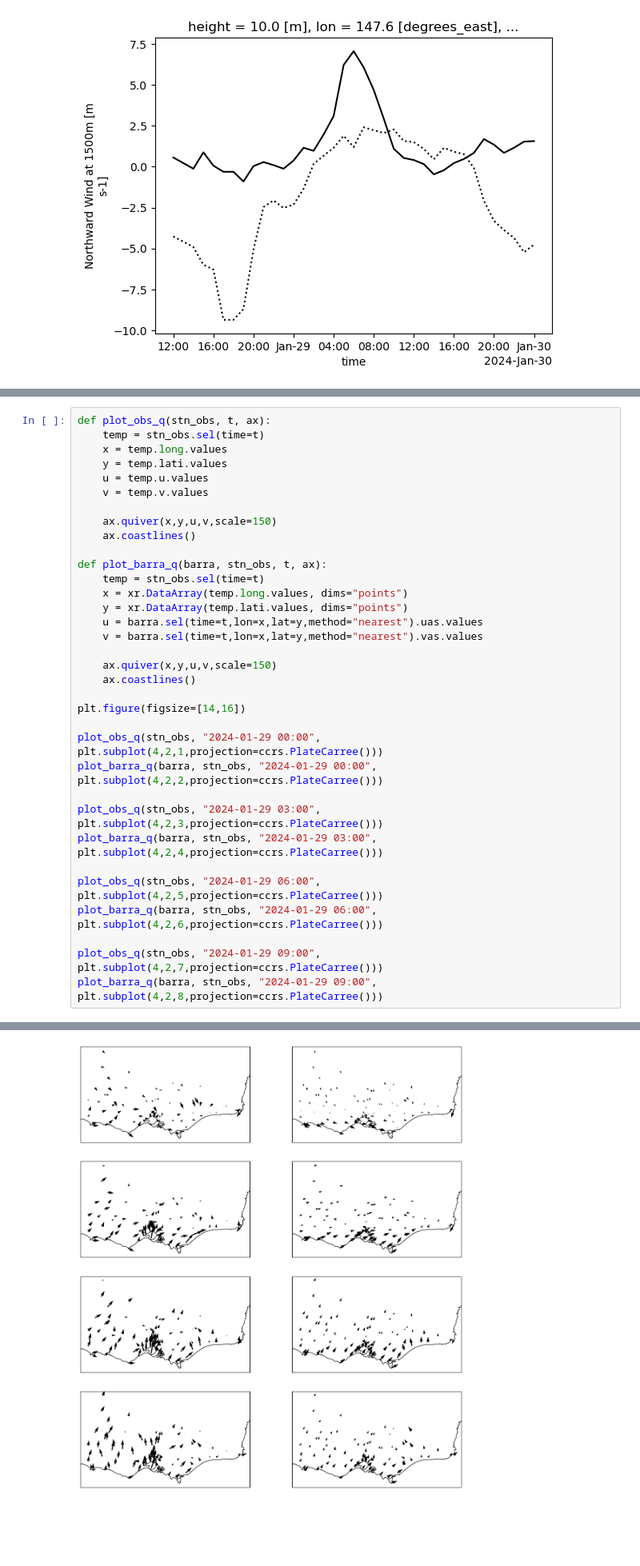
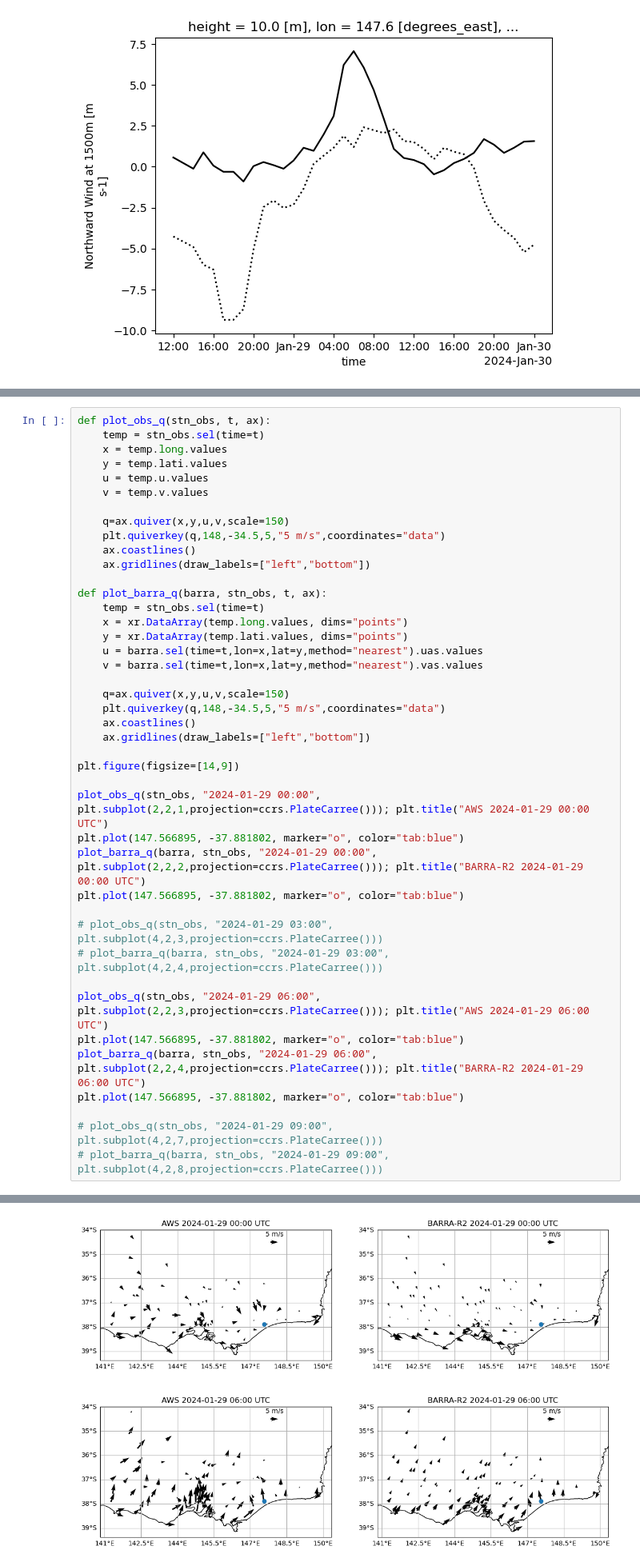
Before and after one commit to andrewbrown31/sea_breeze, a Jupyter notebook: obs_prelim.ipynb, the cells around one changed output, grey strips where cells are left out. Shown at 80% size. Drawn from its saved outputs; the diff is of its cells as text; blank space fills up the shorter version.

```diff
--- a/obs_prelim.ipynb
+++ b/obs_prelim.ipynb
@@ -189,8 +165,10 @@ def plot_obs_q(stn_obs, t, ax):
     u = temp.u.values
     v = temp.v.values
 
-    ax.quiver(x,y,u,v,scale=150)
+    q=ax.quiver(x,y,u,v,scale=150)
+    plt.quiverkey(q,148,-34.5,5,"5 m/s",coordinates="data")
     ax.coastlines()
+    ax.gridlines(draw_labels=["left","bottom"])
 
 def plot_barra_q(barra, stn_obs, t, ax):
     temp = stn_obs.sel(time=t)
@@ -199,20 +177,26 @@ def plot_barra_q(barra, stn_obs, t, ax):
     u = barra.sel(time=t,lon=x,lat=y,method="nearest").uas.values
     v = barra.sel(time=t,lon=x,lat=y,method="nearest").vas.values
 
-    ax.quiver(x,y,u,v,scale=150)
+    q=ax.quiver(x,y,u,v,scale=150)
+    plt.quiverkey(q,148,-34.5,5,"5 m/s",coordinates="data")
     ax.coastlines()
+    ax.gridlines(draw_labels=["left","bottom"])
 
-plt.figure(figsize=[14,16])
+plt.figure(figsize=[14,9])
 
-plot_obs_q(stn_obs, "2024-01-29 00:00", plt.subplot(4,2,1,projection=ccrs.PlateCarree()))
-plot_barra_q(barra, stn_obs, "2024-01-29 00:00", plt.subplot(4,2,2,projection=ccrs.PlateCarree()))
+plot_obs_q(stn_obs, "2024-01-29 00:00", plt.subplot(2,2,1,projection=ccrs.PlateCarree())); plt.title("AWS 2024-01-29 00:00 UTC")
+plt.plot(147.566895, -37.881802, marker="o", color="tab:blue")
+plot_barra_q(barra, stn_obs, "2024-01-29 00:00", plt.subplot(2,2,2,projection=ccrs.PlateCarree())); plt.title("BARRA-R2 2024-01-29 00:00 UTC")
+plt.plot(147.566895, -37.881802, marker="o", color="tab:blue")
 
-plot_obs_q(stn_obs, "2024-01-29 03:00", plt.subplot(4,2,3,projection=ccrs.PlateCarree()))
-plot_barra_q(barra, stn_obs, "2024-01-29 03:00", plt.subplot(4,2,4,projection=ccrs.PlateCarree()))
+# plot_obs_q(stn_obs, "2024-01-29 03:00", plt.subplot(4,2,3,projection=ccrs.PlateCarree()))
+# plot_barra_q(barra, stn_obs, "2024-01-29 03:00", plt.subplot(4,2,4,projection=ccrs.PlateCarree()))
 
-plot_obs_q(stn_obs, "2024-01-29 06:00", plt.subplot(4,2,5,projection=ccrs.PlateCarree()))
-plot_barra_q(barra, stn_obs, "2024-01-29 06:00", plt.subplot(4,2,6,projection=ccrs.PlateCarree()))
+plot_obs_q(stn_obs, "2024-01-29 06:00", plt.subplot(2,2,3,projection=ccrs.PlateCarree())); plt.title("AWS 2024-01-29 06:00 UTC")
+plt.plot(147.566895, -37.881802, marker="o", color="tab:blue")
+plot_barra_q(barra, stn_obs, "2024-01-29 06:00", plt.subplot(2,2,4,projection=ccrs.PlateCarree())); plt.title("BARRA-R2 2024-01-29 06:00 UTC")
+plt.plot(147.566895, -37.881802, marker="o", color="tab:blue")
 
-plot_obs_q(stn_obs, "2024-01-29 09:00", plt.subplot(4,2,7,projection=ccrs.PlateCarree()))
-plot_barra_q(barra, stn_obs, "2024-01-29 09:00", plt.subplot(4,2,8,projection=ccrs.PlateCarree()))
+# plot_obs_q(stn_obs, "2024-01-29 09:00", plt.subplot(4,2,7,projection=ccrs.PlateCarree()))
+# plot_barra_q(barra, stn_obs, "2024-01-29 09:00", plt.subplot(4,2,8,projection=ccrs.PlateCarree()))
 # %% [output]
@@ -219 +204 @@ plot_barra_q(barra, stn_obs, "2024-01-29 09:00", plt.subplot(4,2,8,projection=cc
-[figure, old version]
+[figure, new version]
```
Also changed, not shown: parts of 19 cells of this notebook, 3 other files.
